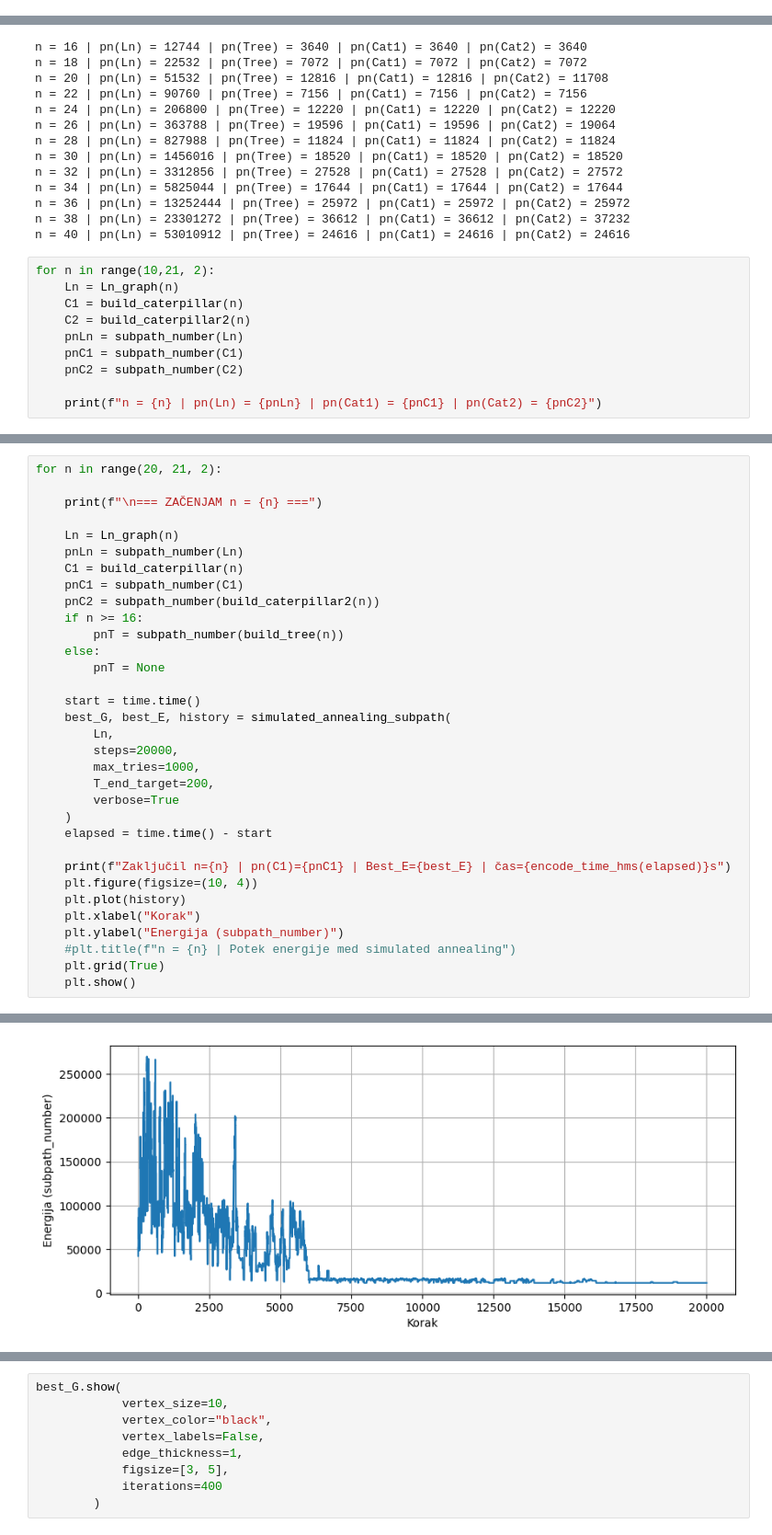
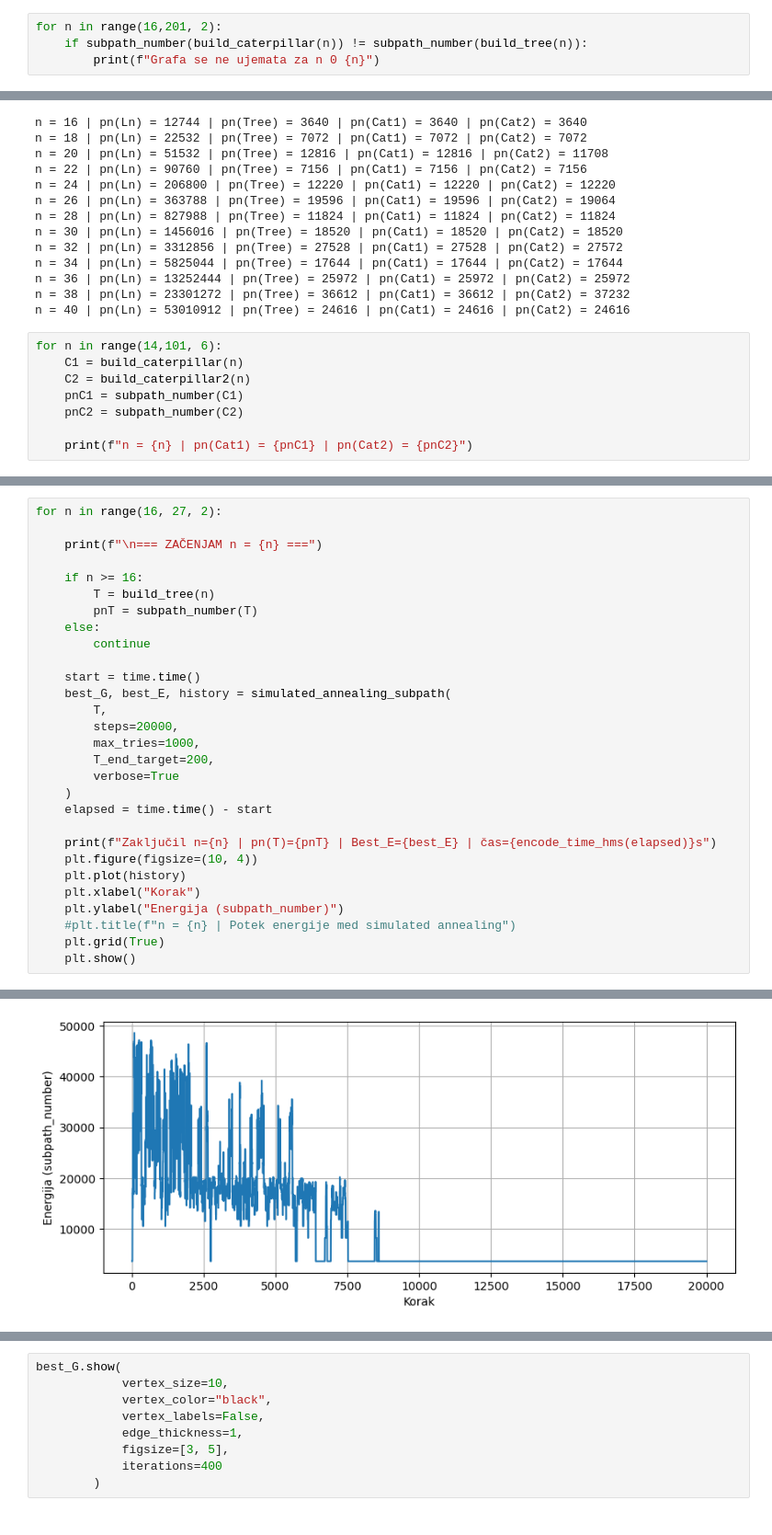
Before and after one commit to ZigaObradovic/FP_Group13, a Jupyter notebook: main.ipynb, the cells around one changed output, grey strips where cells are left out. Shown: that part at 92% size. Cells and saved outputs as stored; diff of their text form.

```diff
--- a/main.ipynb
+++ b/main.ipynb
@@ -338,6 +338,10 @@ for n in range(70, 77, 2):
 [figure]
 [figure]
 [figure]
+# %%
+for n in range(16,201, 2):
+    if subpath_number(build_caterpillar(n)) != subpath_number(build_tree(n)):
+        print(f"Grafa se ne ujemata za n 0 {n}")
 # %%
 for n in range(16, 41, 2):
     Ln = Ln_graph(n)
@@ -365,13 +369,11 @@ n = 36 | pn(Ln) = 13252444 | pn(Tree) = 25972 | pn(Cat1) = 25972 | pn(Cat2) = 25
 n = 38 | pn(Ln) = 23301272 | pn(Tree) = 36612 | pn(Cat1) = 36612 | pn(Cat2) = 37232
 n = 40 | pn(Ln) = 53010912 | pn(Tree) = 24616 | pn(Cat1) = 24616 | pn(Cat2) = 24616
 # %%
-for n in range(10,21, 2):
-    Ln = Ln_graph(n)
+for n in range(14,101, 6):
     C1 = build_caterpillar(n)
     C2 = build_caterpillar2(n)
-    pnLn = subpath_number(Ln)
     pnC1 = subpath_number(C1)
     pnC2 = subpath_number(C2)
 
-    print(f"n = {n} | pn(Ln) = {pnLn} | pn(Cat1) = {pnC1} | pn(Cat2) = {pnC2}")
+    print(f"n = {n} | pn(Cat1) = {pnC1} | pn(Cat2) = {pnC2}")
 # %% [output]
@@ -384,21 +395,17 @@ n = 20 | pn(Ln) = 51532 | pn(Cat1) = 12816 | pn(Cat2) = 11708
 # %%
-for n in range(20, 21, 2):
+for n in range(16, 27, 2):
 
     print(f"\n=== ZAČENJAM n = {n} ===")
 
-    Ln = Ln_graph(n)
-    pnLn = subpath_number(Ln)
-    C1 = build_caterpillar(n)
-    pnC1 = subpath_number(C1)
-    pnC2 = subpath_number(build_caterpillar2(n))
     if n >= 16:
-        pnT = subpath_number(build_tree(n))
+        T = build_tree(n)
+        pnT = subpath_number(T)
     else:
-        pnT = None
+        continue
 
     start = time.time()
     best_G, best_E, history = simulated_annealing_subpath(
-        Ln,
+        T,
         steps=20000,
         max_tries=1000,
         T_end_target=200,
@@ -406,7 +413,7 @@ for n in range(20, 21, 2):
     )
     elapsed = time.time() - start
 
-    print(f"Zaključil n={n} | pn(C1)={pnC1} | Best_E={best_E} | čas={encode_time_hms(elapsed)}s")
+    print(f"Zaključil n={n} | pn(T)={pnT} | Best_E={best_E} | čas={encode_time_hms(elapsed)}s")
     plt.figure(figsize=(10, 4))
     plt.plot(history)
     plt.xlabel("Korak")
@@ -431 +438 @@ Zaključil n=20 | pn(C1)=12816 | Best_E=11708 | čas=00:08:45.544s
-[figure, old version]
+[figure, new version]
```
Also changed, not shown: parts of 3 cells of this notebook, 3 other files.
